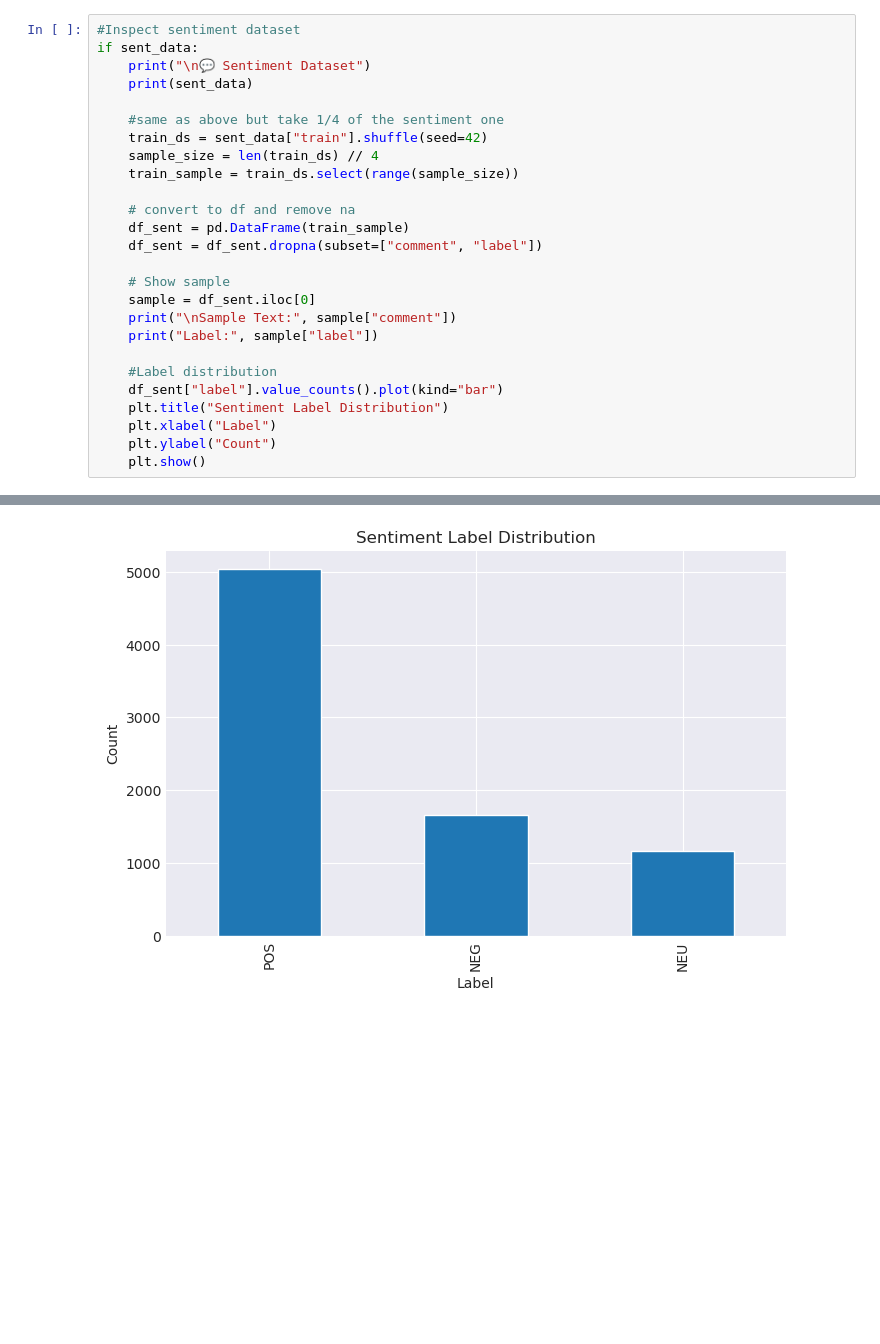
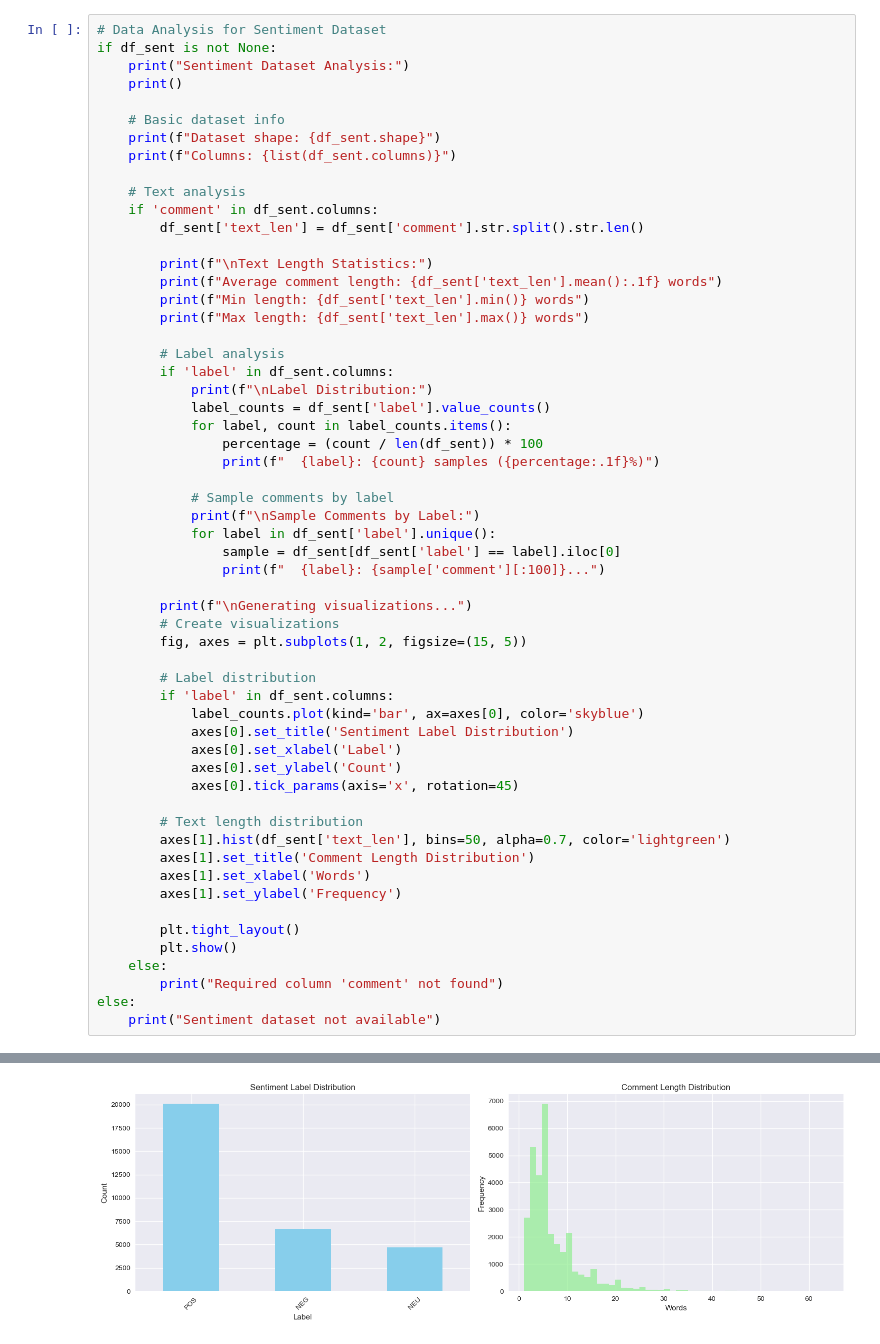
Before and after one commit to phanthehoang2503/summarize-and-sentiment-vietnamese-text-, a Jupyter notebook: notebooks/01_eval.ipynb, the cells around one changed output, grey strips where cells are left out. Saved outputs shown, nothing was run; the diff lists cells and outputs as text; blank space fills up the shorter version.

```diff
--- a/notebooks/01_eval.ipynb
+++ b/notebooks/01_eval.ipynb
@@ -101,27 +134,58 @@ max    17029.000000    201.000000
 # %%
-#Inspect sentiment dataset
-if sent_data:
-    print("\n💬 Sentiment Dataset")
-    print(sent_data)
+# Data Analysis for Sentiment Dataset
+if df_sent is not None:
+    print("Sentiment Dataset Analysis:")
+    print()
 
-    #same as above but take 1/4 of the sentiment one
-    train_ds = sent_data["train"].shuffle(seed=42)
-    sample_size = len(train_ds) // 4
-    train_sample = train_ds.select(range(sample_size))
+    # Basic dataset info
+    print(f"Dataset shape: {df_sent.shape}")
+    print(f"Columns: {list(df_sent.columns)}")
 
-    # convert to df and remove na
-    df_sent = pd.DataFrame(train_sample)
-    df_sent = df_sent.dropna(subset=["comment", "label"])
+    # Text analysis
+    if 'comment' in df_sent.columns:
+        df_sent['text_len'] = df_sent['comment'].str.split().str.len()
 
-    # Show sample
-    sample = df_sent.iloc[0]
-    print("\nSample Text:", sample["comment"])
-    print("Label:", sample["label"])
+        print(f"\nText Length Statistics:")
+        print(f"Average comment length: {df_sent['text_len'].mean():.1f} words")
+        print(f"Min length: {df_sent['text_len'].min()} words")
+        print(f"Max length: {df_sent['text_len'].max()} words")
 
-    #Label distribution
-    df_sent["label"].value_counts().plot(kind="bar")
-    plt.title("Sentiment Label Distribution")
-    plt.xlabel("Label")
-    plt.ylabel("Count")
-    plt.show()
+        # Label analysis
+        if 'label' in df_sent.columns:
+            print(f"\nLabel Distribution:")
+            label_counts = df_sent['label'].value_counts()
+            for label, count in label_counts.items():
+                percentage = (count / len(df_sent)) * 100
+                print(f"  {label}: {count} samples ({percentage:.1f}%)")
+
+            # Sample comments by label
+            print(f"\nSample Comments by Label:")
+            for label in df_sent['label'].unique():
+                sample = df_sent[df_sent['label'] == label].iloc[0]
+                print(f"  {label}: {sample['comment'][:100]}...")
+
+        print(f"\nGenerating visualizations...")
+        # Create visualizations
+        fig, axes = plt.subplots(1, 2, figsize=(15, 5))
+
+        # Label distribution
+        if 'label' in df_sent.columns:
+            label_counts.plot(kind='bar', ax=axes[0], color='skyblue')
+            axes[0].set_title('Sentiment Label Distribution')
+            axes[0].set_xlabel('Label')
+            axes[0].set_ylabel('Count')
+            axes[0].tick_params(axis='x', rotation=45)
+
+        # Text length distribution
+        axes[1].hist(df_sent['text_len'], bins=50, alpha=0.7, color='lightgreen')
+        axes[1].set_title('Comment Length Distribution')
+        axes[1].set_xlabel('Words')
+        axes[1].set_ylabel('Frequency')
+
+        plt.tight_layout()
+        plt.show()
+    else:
+        print("Required column 'comment' not found")
+else:
+    print("Sentiment dataset not available")
 # %% [output]
@@ -138 +209 @@ Label: NEU
-[figure, old version]
+[figure, new version]
```
Also changed, not shown: parts of 4 cells of this notebook, 31 other files.
